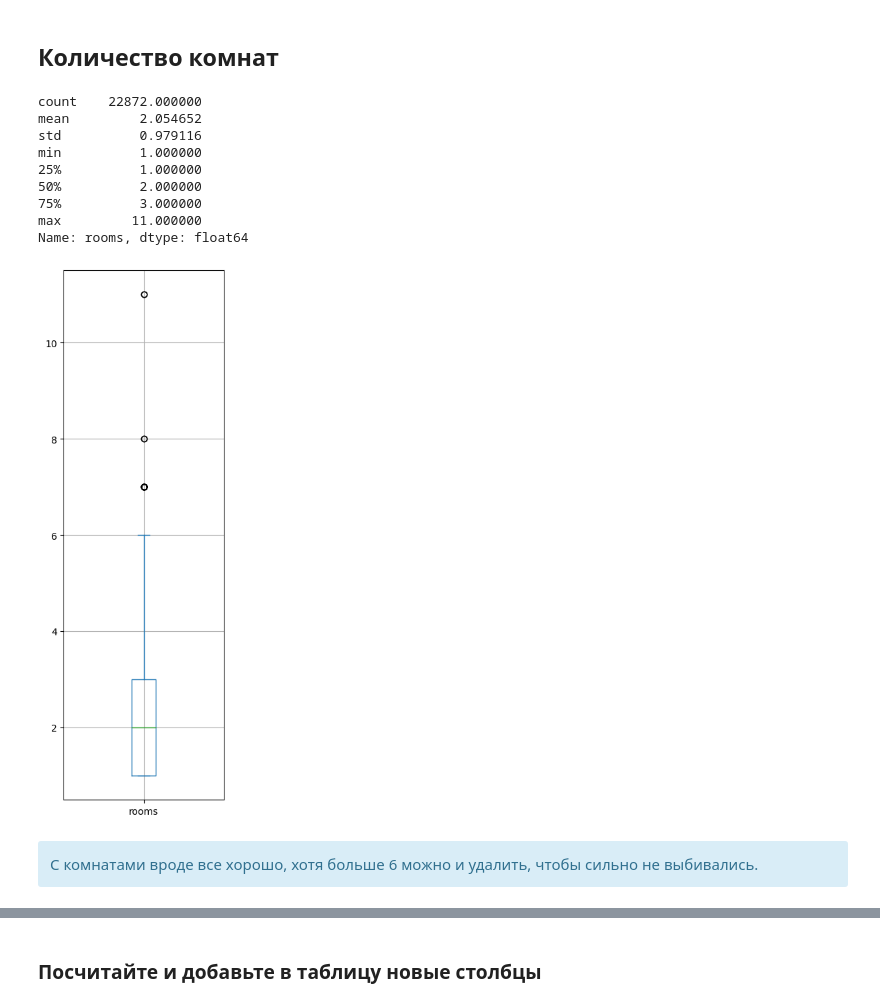
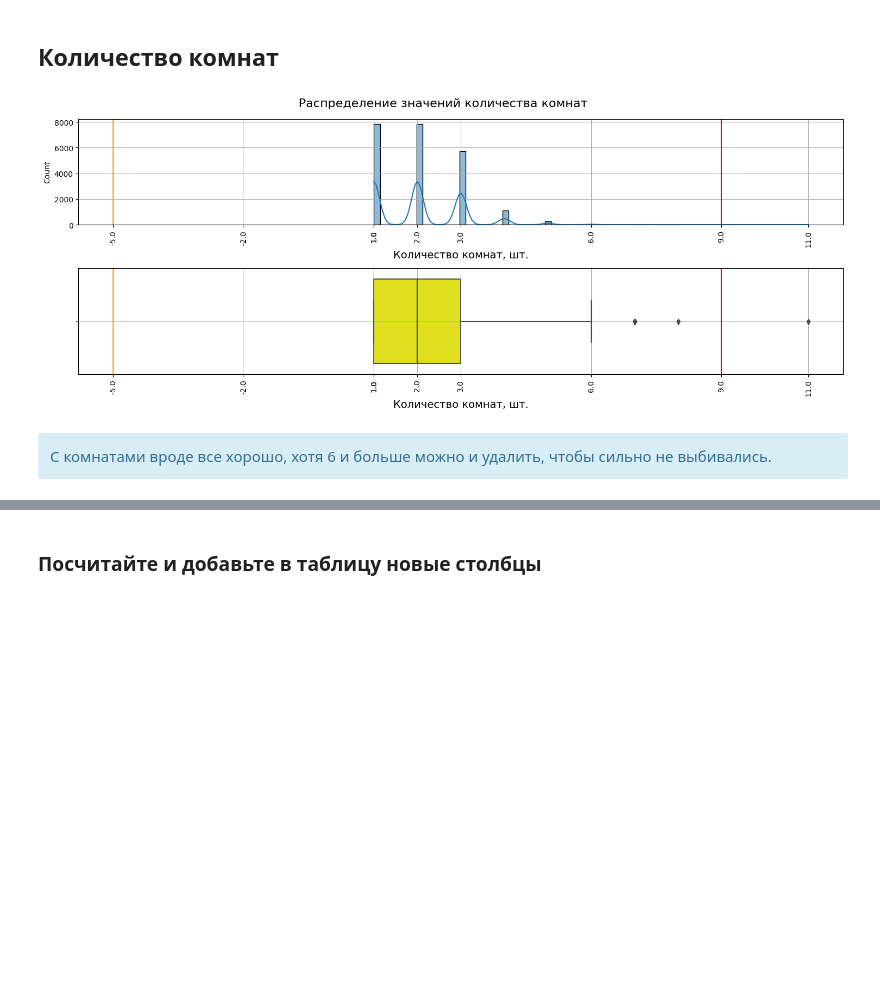
Before and after one commit to AndreyBONCH/ds_yandex_practicum, a Jupyter notebook: Определение_рыночной_стоимости_объектов_недвижимости_(порфолио).ipynb, the cells around one changed output, grey strips where cells are left out. Saved outputs shown, nothing was run; the diff lists cells and outputs as text; code cells hidden in the pictures; blank space fills up the shorter version.

```diff
--- a/Определение_рыночной_стоимости_объектов_недвижимости_(порфолио).ipynb
+++ b/Определение_рыночной_стоимости_объектов_недвижимости_(порфолио).ipynb
@@ -723,22 +723,48 @@ len(data)
 22872
 # %% [markdown]
 ## Количество комнат
-# %%
-print(data.rooms.describe())
-data.rooms.plot(kind = 'box', figsize = (3, 10), grid = True)
-plt.show()
-# %% [output]
-count    22872.000000
-mean         2.054652
-std          0.979116
-min          1.000000
-25%          1.000000
-50%          2.000000
-75%          3.000000
-max         11.000000
-Name: rooms, dtype: float64
-[figure, removed]
+# %%
+fig, axes = plt.subplots(2, figsize = (15, 6))
+fig.suptitle('Распределение значений количества комнат', fontsize=16)
+
+Q1 =  data.rooms.quantile(0.25)
+Q3 = data.rooms.quantile(0.75)
+IQR = Q3 - Q1
+lower_range = Q1-1.5*IQR
+upper_range = Q3+1.5*IQR
+lowest_range = Q1-3*IQR
+uppest_range = Q3+3*IQR
+ticks_list = np.array(sorted(data.loc[data['rooms'] != 0, 'rooms'].describe().to_list()[3:]\
+                    +[lower_range, upper_range, lowest_range, uppest_range])).round(3)
+
+sns.histplot(data = data,
+             x = 'rooms',
+             ax = axes[0],
+             kde = True,
+            )
+
+sns.boxplot(data = data,
+             x = 'rooms',
+             ax = axes[1],
+            color = 'Yellow',
+           )
+
+for i in [0, 1]:
+    axes[i].axvline(x = lowest_range,
+                    color = 'orange',
+                   )
+    axes[i].axvline(x = uppest_range,
+                    color = 'r',
+                   )
+    axes[i].grid(True)
+    axes[i].set_xlabel('Количество комнат, шт.', fontsize=14)
+    axes[i].set_xticks(ticks_list)
+    axes[i].set_xticklabels(axes[0].get_xticks(),rotation = 90)
+
+fig.tight_layout()
+# %% [output]
+[figure, added]
 # %% [markdown]
 <div class="alert alert-info">
-C комнатами вроде все хорошо, хотя больше 6 можно и удалить, чтобы сильно не выбивались.
+C комнатами вроде все хорошо, хотя 6 и  больше можно и удалить, чтобы сильно не выбивались.
 </div>
```
Also changed, not shown: parts of 4 cells of this notebook.
